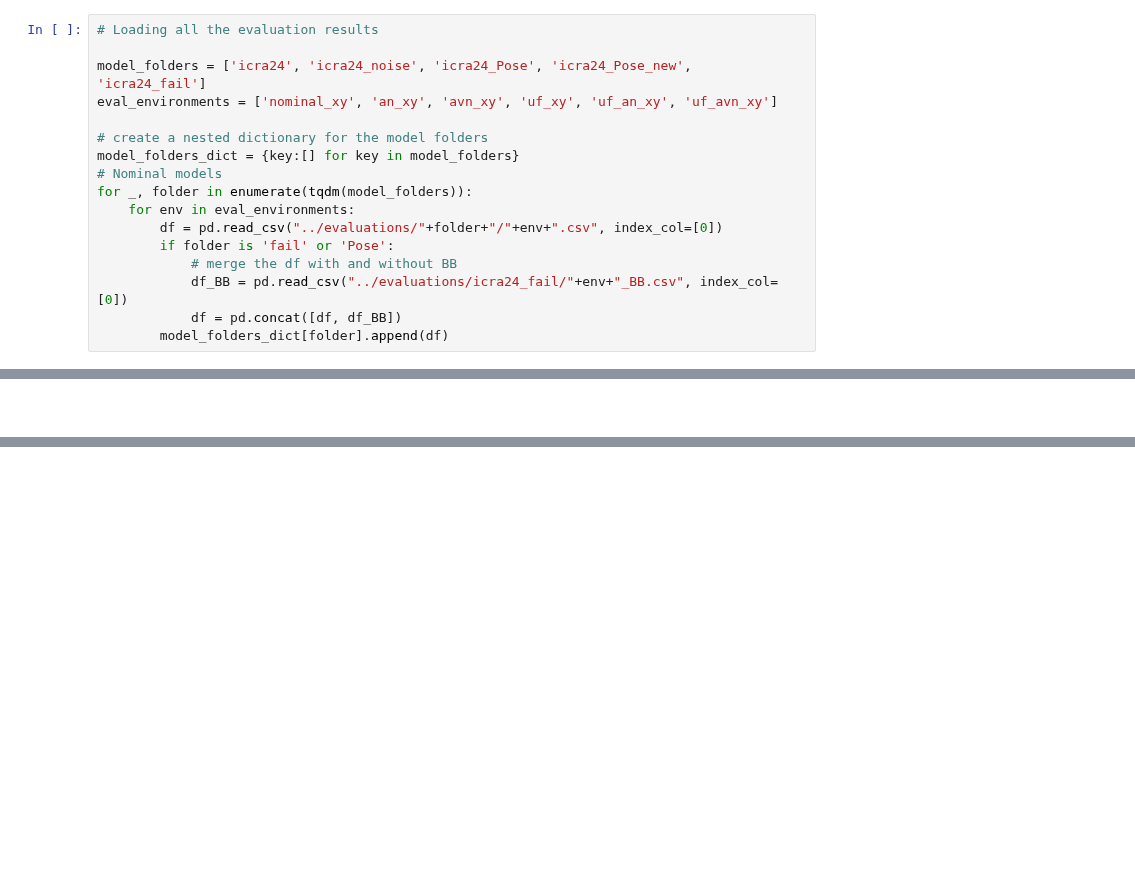
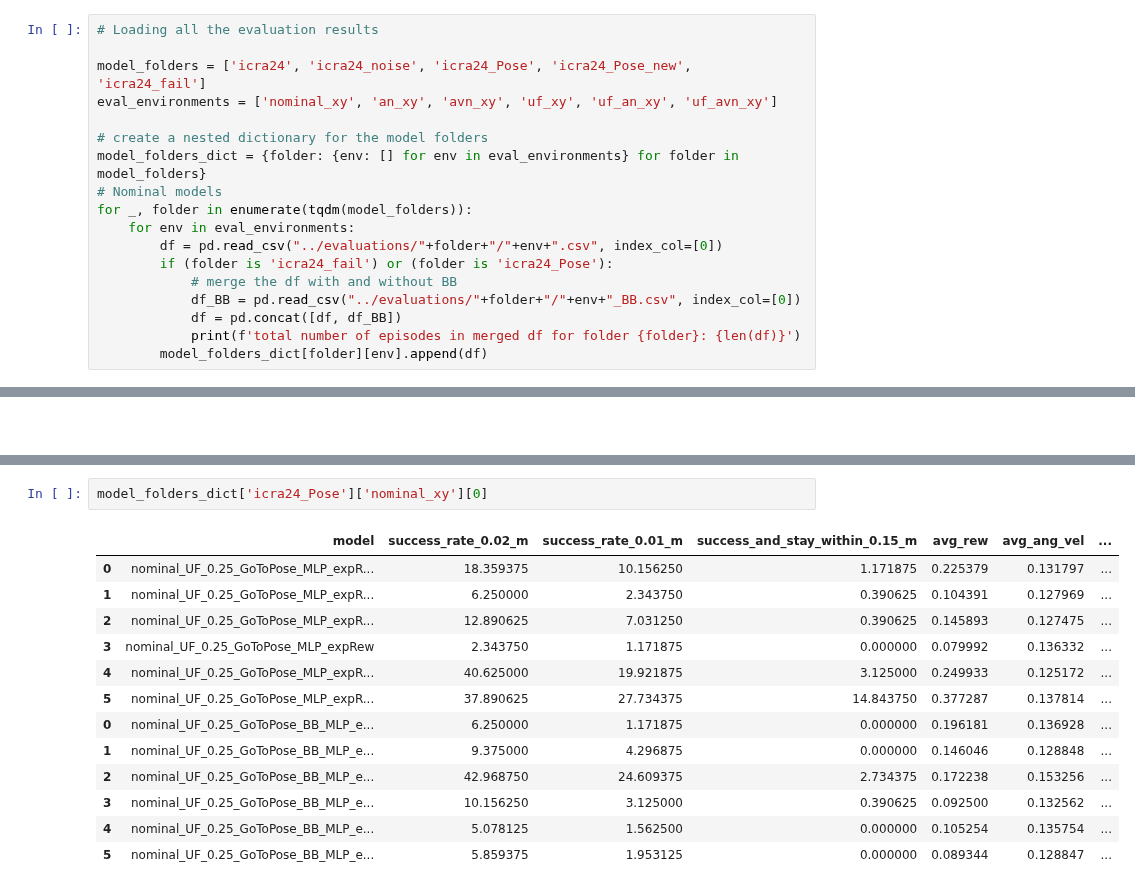
Before and after one commit to elharirymatteo/RANS, a Jupyter notebook: omniisaacgymenvs/utils/eval_multi_models.ipynb, the cells around one changed output, grey strips where cells are left out. Saved outputs shown, nothing was run; the diff lists cells and outputs as text; blank space fills up the shorter version.

```diff
--- a/omniisaacgymenvs/utils/eval_multi_models.ipynb
+++ b/omniisaacgymenvs/utils/eval_multi_models.ipynb
@@ -205,13 +164,14 @@ model_folders = ['icra24', 'icra24_noise', 'icra24_Pose', 'icra24_Pose_new', 'ic
 eval_environments = ['nominal_xy', 'an_xy', 'avn_xy', 'uf_xy', 'uf_an_xy', 'uf_avn_xy']
 
 # create a nested dictionary for the model folders
-model_folders_dict = {key:[] for key in model_folders}
+model_folders_dict = {folder: {env: [] for env in eval_environments} for folder in model_folders}
 # Nominal models
 for _, folder in enumerate(tqdm(model_folders)):
     for env in eval_environments:
         df = pd.read_csv("../evaluations/"+folder+"/"+env+".csv", index_col=[0])
-        if folder is 'fail' or 'Pose':
+        if (folder is 'icra24_fail') or (folder is 'icra24_Pose'):
             # merge the df with and without BB
-            df_BB = pd.read_csv("../evaluations/icra24_fail/"+env+"_BB.csv", index_col=[0])
+            df_BB = pd.read_csv("../evaluations/"+folder+"/"+env+"_BB.csv", index_col=[0])
             df = pd.concat([df, df_BB])
-        model_folders_dict[folder].append(df)
+            print(f'total number of episodes in merged df for folder {folder}: {len(df)}')
+        model_folders_dict[folder][env].append(df)
@@ -309,0 +258,16 @@ See the caveats in the documentation: https://pandas.pydata.org/pandas-docs/stab
+# %%
+model_folders_dict['icra24_Pose']['nominal_xy'][0]
+# %% [output]
+|  | model | success_rate_0.02_m | success_rate_0.01_m | success_and_stay_within_0.15_m | avg_rew | avg_ang_vel | ... |
+| 0 | nominal_UF_0.25_GoToPose_MLP_expR... | 18.359375 | 10.156250 | 1.171875 | 0.225379 | 0.131797 | ... |
+| 1 | nominal_UF_0.25_GoToPose_MLP_expR... | 6.250000 | 2.343750 | 0.390625 | 0.104391 | 0.127969 | ... |
+| 2 | nominal_UF_0.25_GoToPose_MLP_expR... | 12.890625 | 7.031250 | 0.390625 | 0.145893 | 0.127475 | ... |
+| 3 | nominal_UF_0.25_GoToPose_MLP_expRew | 2.343750 | 1.171875 | 0.000000 | 0.079992 | 0.136332 | ... |
+| 4 | nominal_UF_0.25_GoToPose_MLP_expR... | 40.625000 | 19.921875 | 3.125000 | 0.249933 | 0.125172 | ... |
+| 5 | nominal_UF_0.25_GoToPose_MLP_expR... | 37.890625 | 27.734375 | 14.843750 | 0.377287 | 0.137814 | ... |
+| 0 | nominal_UF_0.25_GoToPose_BB_MLP_e... | 6.250000 | 1.171875 | 0.000000 | 0.196181 | 0.136928 | ... |
+| 1 | nominal_UF_0.25_GoToPose_BB_MLP_e... | 9.375000 | 4.296875 | 0.000000 | 0.146046 | 0.128848 | ... |
+| 2 | nominal_UF_0.25_GoToPose_BB_MLP_e... | 42.968750 | 24.609375 | 2.734375 | 0.172238 | 0.153256 | ... |
+| 3 | nominal_UF_0.25_GoToPose_BB_MLP_e... | 10.156250 | 3.125000 | 0.390625 | 0.092500 | 0.132562 | ... |
+| 4 | nominal_UF_0.25_GoToPose_BB_MLP_e... | 5.078125 | 1.562500 | 0.000000 | 0.105254 | 0.135754 | ... |
+| 5 | nominal_UF_0.25_GoToPose_BB_MLP_e... | 5.859375 | 1.953125 | 0.000000 | 0.089344 | 0.128847 | ... |
```
Also changed, not shown: parts of 12 cells of this notebook.
